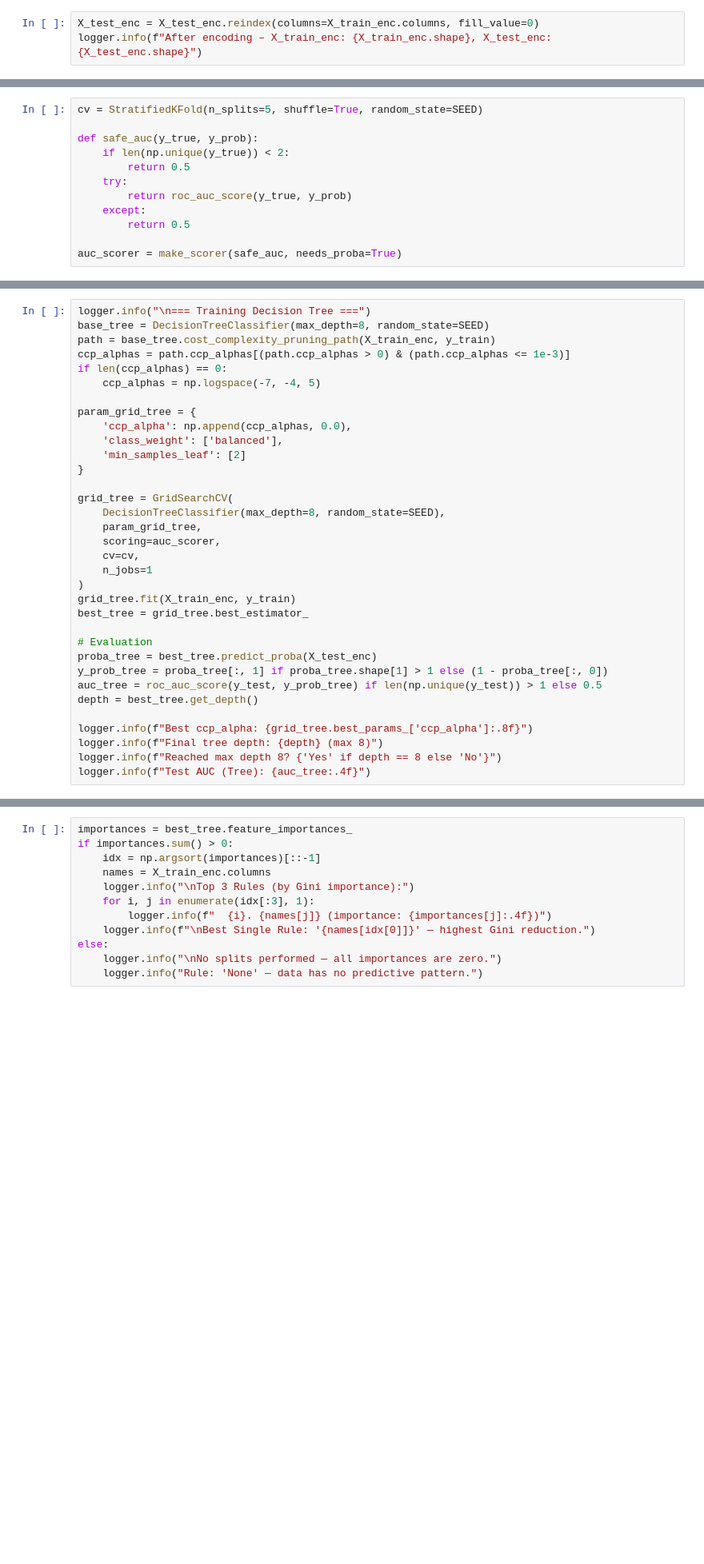
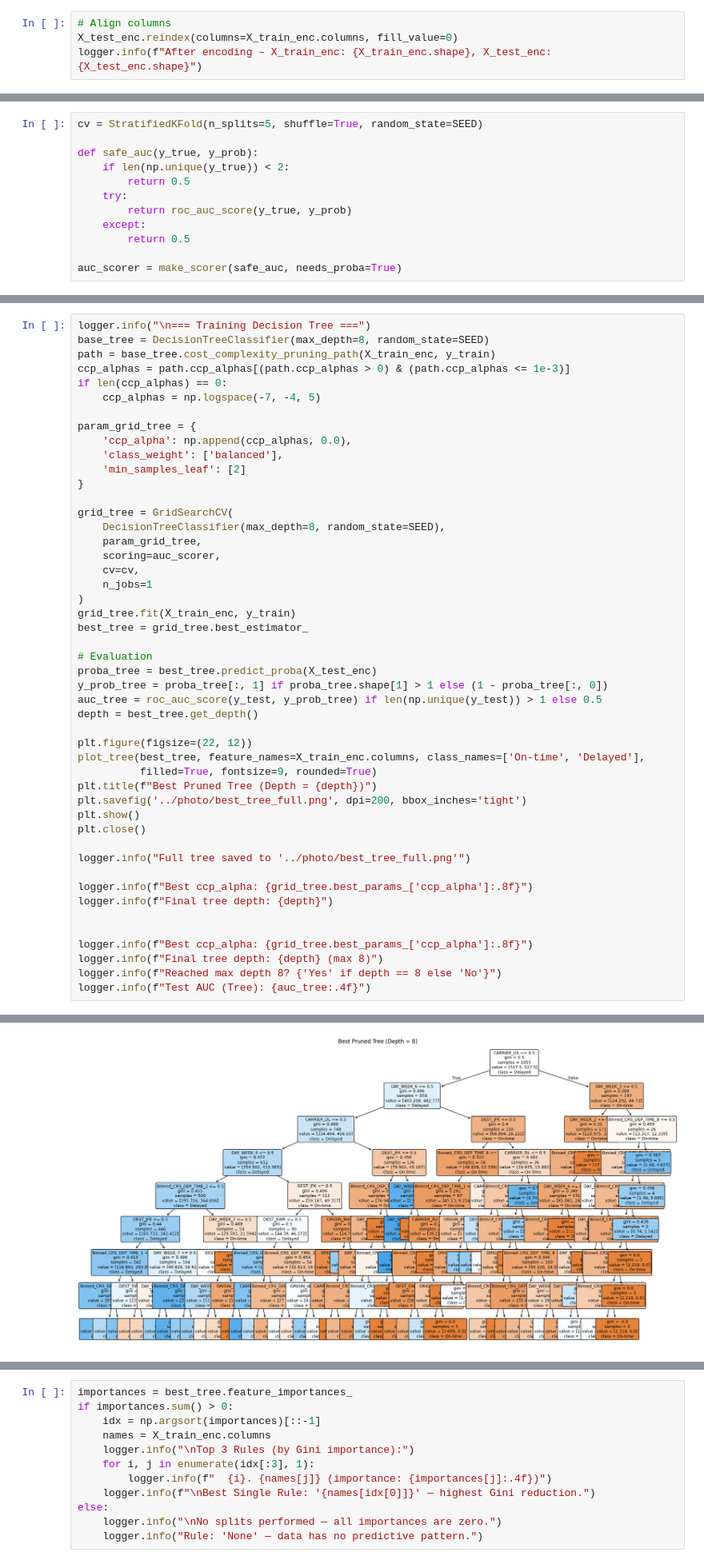
Before and after one commit to aliowx/activity-goal-prediction, a Jupyter notebook: notebook/final_model_notebook.ipynb, the cells around one changed output, grey strips where cells are left out. Shown at 80% size. Cells and saved outputs as stored; diff of their text form; blank space fills up the shorter version.

```diff
--- a/notebook/final_model_notebook.ipynb
+++ b/notebook/final_model_notebook.ipynb
@@ -267,4 +275,5 @@ X_test_enc = encoder.transform(X_test)
 # %%
-X_test_enc = X_test_enc.reindex(columns=X_train_enc.columns, fill_value=0)
+# Align columns
+X_test_enc.reindex(columns=X_train_enc.columns, fill_value=0)
 logger.info(f"After encoding – X_train_enc: {X_train_enc.shape}, X_test_enc: {X_test_enc.shape}")
 # %% [output]
@@ -319,6 +328,20 @@ y_prob_tree = proba_tree[:, 1] if proba_tree.shape[1] > 1 else (1 - proba_tree[:
 auc_tree = roc_auc_score(y_test, y_prob_tree) if len(np.unique(y_test)) > 1 else 0.5
 depth = best_tree.get_depth()
 
+plt.figure(figsize=(22, 12))
+plot_tree(best_tree, feature_names=X_train_enc.columns, class_names=['On-time', 'Delayed'],
+          filled=True, fontsize=9, rounded=True)
+plt.title(f"Best Pruned Tree (Depth = {depth})")
+plt.savefig('../photo/best_tree_full.png', dpi=200, bbox_inches='tight')
+plt.show()
+plt.close()
+
+logger.info("Full tree saved to '../photo/best_tree_full.png'")
+
+logger.info(f"Best ccp_alpha: {grid_tree.best_params_['ccp_alpha']:.8f}")
+logger.info(f"Final tree depth: {depth}")
+
+
 logger.info(f"Best ccp_alpha: {grid_tree.best_params_['ccp_alpha']:.8f}")
 logger.info(f"Final tree depth: {depth} (max 8)")
 logger.info(f"Reached max depth 8? {'Yes' if depth == 8 else 'No'}")
@@ -332,0 +352 @@ logger.info(f"Test AUC (Tree): {auc_tree:.4f}")
+[figure, added]
```
Also changed, not shown: parts of 15 cells of this notebook, 2 other files.
